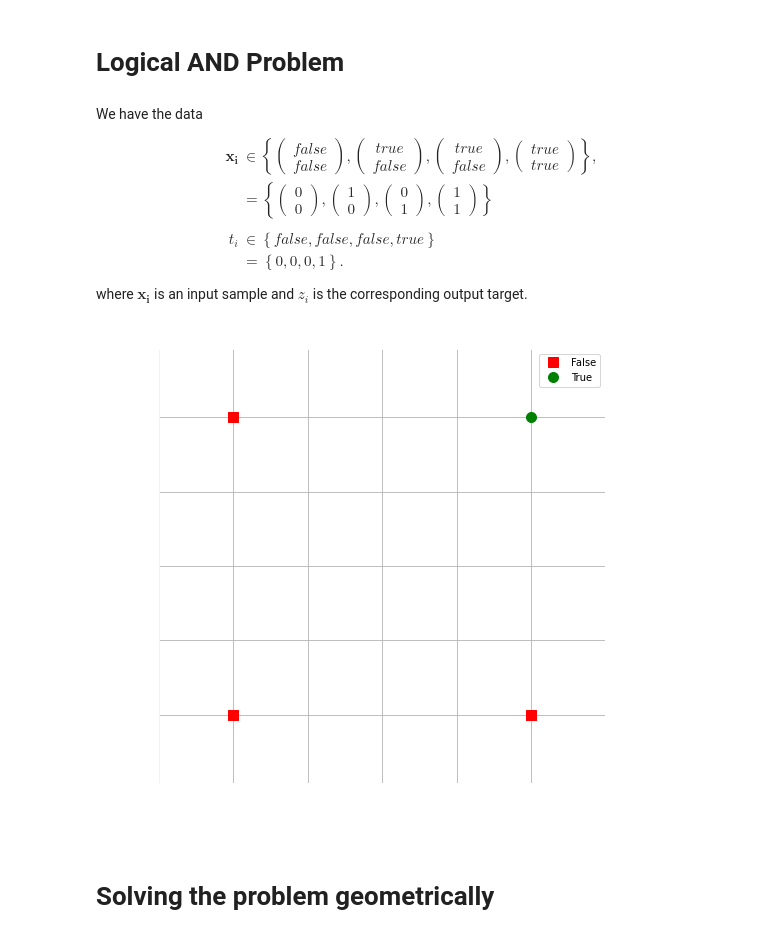
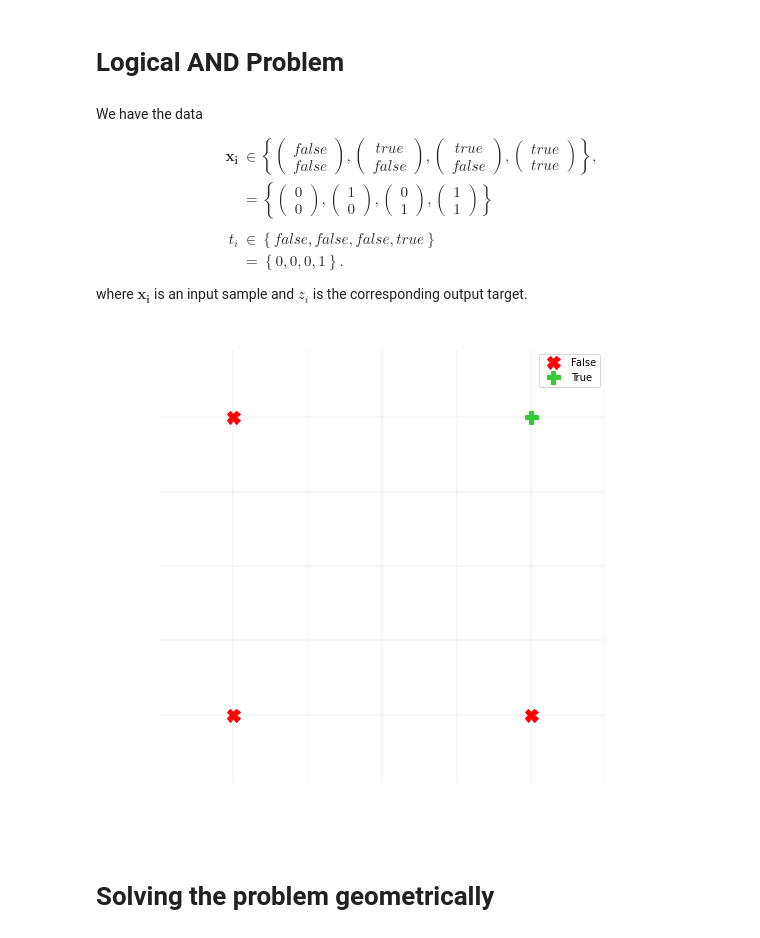
Before and after one commit to johndah/Intro-to-Machine-Learning, a Jupyter notebook: neural_networks_intro.ipynb, the cells around one changed output. Saved outputs shown, nothing was run; the diff lists cells and outputs as text; code cells hidden in the pictures.

```diff
--- a/neural_networks_intro.ipynb
+++ b/neural_networks_intro.ipynb
@@ -37,28 +37,31 @@ data = [(np.array([False, False]), False),
 fig = plt.figure(figsize=(8, 8))
 ax = fig.gca()
 
+ax.set_axisbelow(True)
+ax.patch.set_alpha(0.)
+
 def plot_problem():
     for sample in data:
         sample_input = sample[0].astype(int)
         ground_truth = sample[1]
 
         if ground_truth: # If output is True
-            sample_marker = 'o'
-            sample_color = 'green'
+            sample_marker = 'P'
+            sample_color = 'limegreen'
         else:
-            sample_marker = 's'
-            sample_color = 'red'
+            sample_marker = 'X'
+            sample_color = 'r'
 
         plt.plot(sample_input[0],
                 sample_input[1],
                 sample_marker,
                 color=sample_color,
-                markersize=10,
+                markersize=13,
                 label=ground_truth)
     plt.axis('equal')
     limits = [-.25, 1.25, -.25, 1.25]
 
-    plt.grid()
+    plt.grid(linewidth=.2)
     plt.xlabel(r'$x_1$')
     plt.ylabel(r'$x_2$')
     handles, labels = ax.get_legend_handles_labels()
@@ -105,33 +108,33 @@ We have the data
 \\begin{pmatrix} 1\\\ 0\\end{pmatrix},
 \\begin{pmatrix} 0\\\ 1\\end{pmatrix},
 \\begin{pmatrix} 1\\\ 1\\end{pmatrix}
 \\right\\} \\\ \\\
 t_i &\in \\left\\{false, false, false, true
 \\right\\} \\\
 &= \\left\\{0, 0, 0, 1\\right\\}.
 \\end{align}
 where $\\mathbf{x_i}$ is an input sample and $z_i$ is the corresponding output target.
 ''')
 # %% [output]
 We have the data
 \begin{align}
 \mathbf{x_i} &\in \left\{
 \begin{pmatrix} false\\ false\end{pmatrix},
 \begin{pmatrix} true\\ false\end{pmatrix},
 \begin{pmatrix} true\\ false\end{pmatrix},
 \begin{pmatrix} true\\ true\end{pmatrix}
 \right\}, \\
 &= \left\{
 \begin{pmatrix} 0\\ 0\end{pmatrix},
 \begin{pmatrix} 1\\ 0\end{pmatrix},
 \begin{pmatrix} 0\\ 1\end{pmatrix},
 \begin{pmatrix} 1\\ 1\end{pmatrix}
 \right\} \\ \\
 t_i &\in \left\{false, false, false, true
 \right\} \\
 &= \left\{0, 0, 0, 1\right\}.
 \end{align}
 where $\mathbf{x_i}$ is an input sample and $z_i$ is the corresponding output target.
-[figure, old version]
+[figure, new version]
 # %% [markdown]
 # Solving the problem geometrically
```
Also changed, not shown: parts of 14 cells of this notebook.
